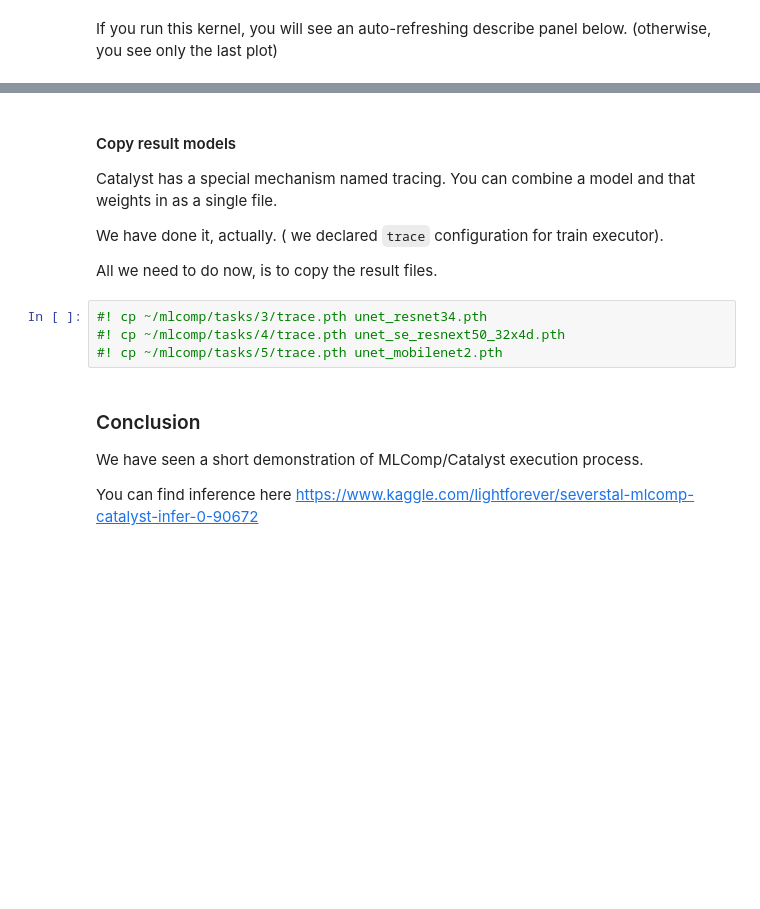
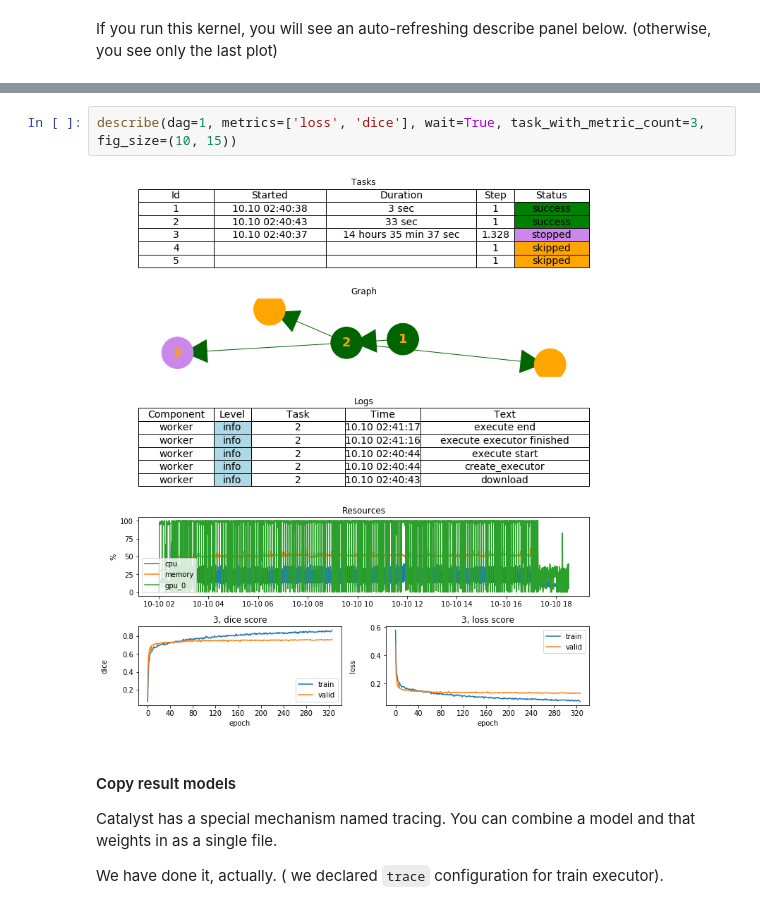
Before and after one commit to CozyDoomer/steel-defect-detection, a Jupyter notebook: mlcomp_catalyst_train.ipynb, the cells around one changed output, grey strips where cells are left out. Cells and saved outputs as stored; diff of their text form; blank space fills up the shorter version.

````diff
--- a/mlcomp_catalyst_train.ipynb
+++ b/mlcomp_catalyst_train.ipynb
@@ -191,18 +171,10 @@ describe(dag=1, metrics=['loss', 'dice'], wait=True, task_with_metric_count=3, f
+# %%
+describe(dag=1, metrics=['loss', 'dice'], wait=True, task_with_metric_count=3, fig_size=(10, 15))
+# %% [output]
+[figure, added]
 # %% [markdown]
 #### Copy result models
 
 Catalyst has a special mechanism named tracing. You can combine a model and that weights in as a single file.
 
 We have done it, actually. ( we declared ```trace``` configuration for train executor).
-
-All we need to do now, is to copy the result files.
-# %%
-#! cp ~/mlcomp/tasks/3/trace.pth unet_resnet34.pth
-#! cp ~/mlcomp/tasks/4/trace.pth unet_se_resnext50_32x4d.pth
-#! cp ~/mlcomp/tasks/5/trace.pth unet_mobilenet2.pth
-# %% [markdown]
-### Conclusion
-
-We have seen a short demonstration of MLComp/Catalyst execution process.
-
-You can find inference here https://www.kaggle.com/lightforever/severstal-mlcomp-catalyst-infer-0-90672
````
Also changed, not shown: parts of 7 cells of this notebook, 2 other files.
